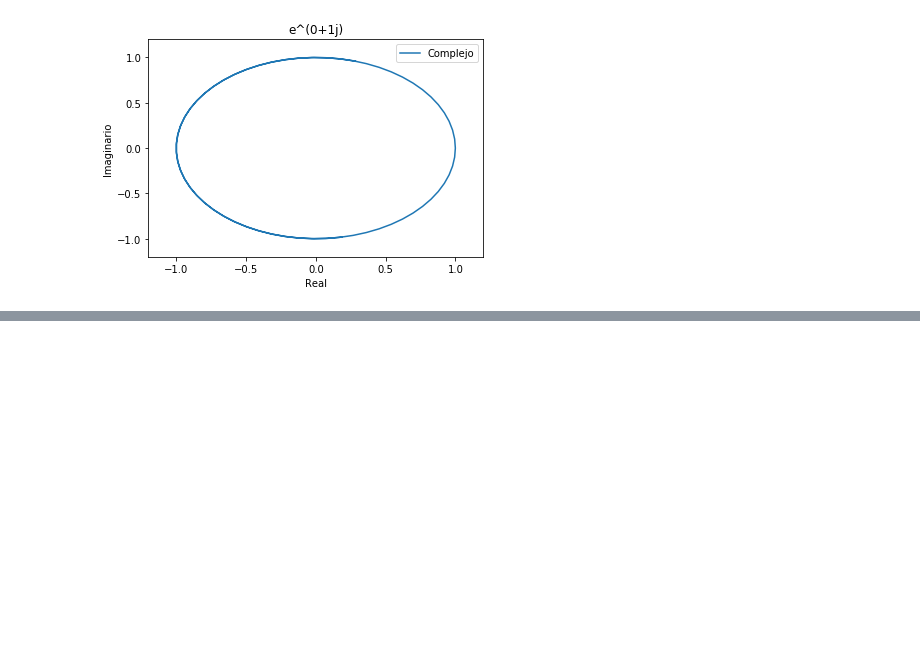
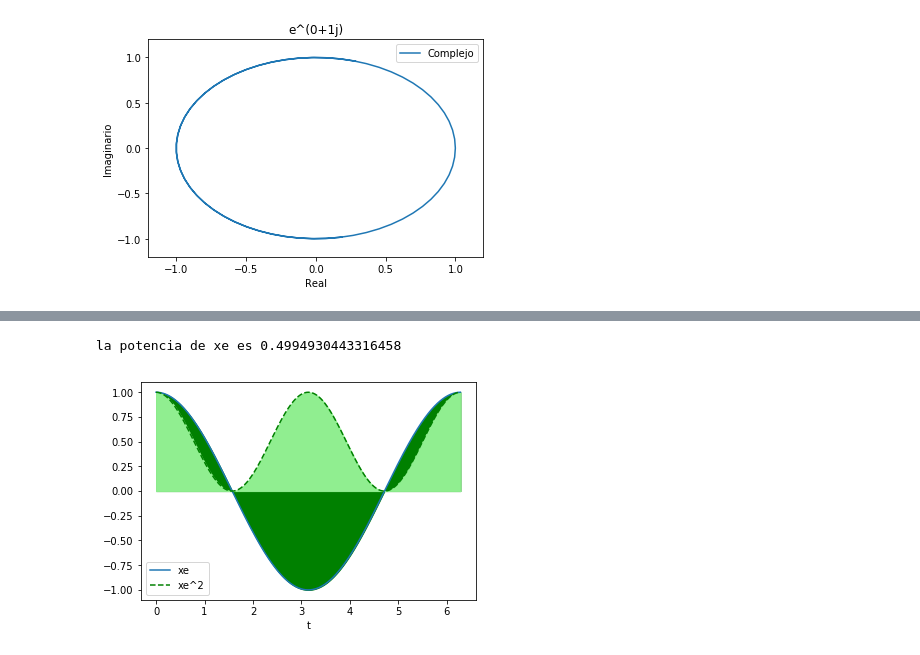
Before and after one commit to AnthonyArce97/Senales, a Jupyter notebook: clase1.ipynb, the cells around one changed output, grey strips where cells are left out. Cells and saved outputs as stored; diff of their text form; code cells hidden in the pictures; blank space fills up the shorter version.

```diff
--- a/clase1.ipynb
+++ b/clase1.ipynb
@@ -187,0 +187,32 @@ La energia de xe es:  3.5760454256667575
+# %%
+w=1
+a=0
+b= 2*np.pi
+dte=0.005
+Q=0
+A=1
+
+
+T= 2*np.pi/w
+te= np.arange(a,b,dte)
+xe=A*np.cos(w*te+Q)
+
+cuadradoxe = xe**2
+energiaxe = integrate.simps(cuadradoxe,te)
+#Potencia en un periodo
+potenciaxe = (1/T)*energiaxe
+#Salida
+print('la potencia de xe es', potenciaxe)
+
+#grafica
+plt.fill_between(te,0,xe,color='green')
+plt.plot(te,xe,label='xe')
+plt.fill_between(te,0,cuadradoxe,color='lightgreen')
+plt.plot(te,cuadradoxe,'g--',label='xe^2')
+plt.xlabel('t')
+plt.legend()
+plt.show()
+4
+# %% [output]
+la potencia de xe es 0.4994930443316458
+[figure, added]
```
Also changed, not shown: parts of 1 cell of this notebook.
